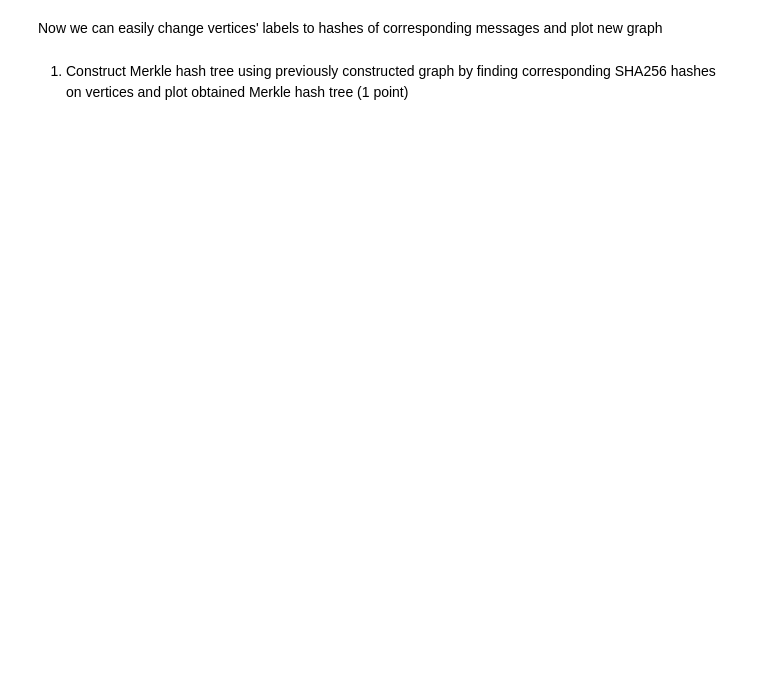
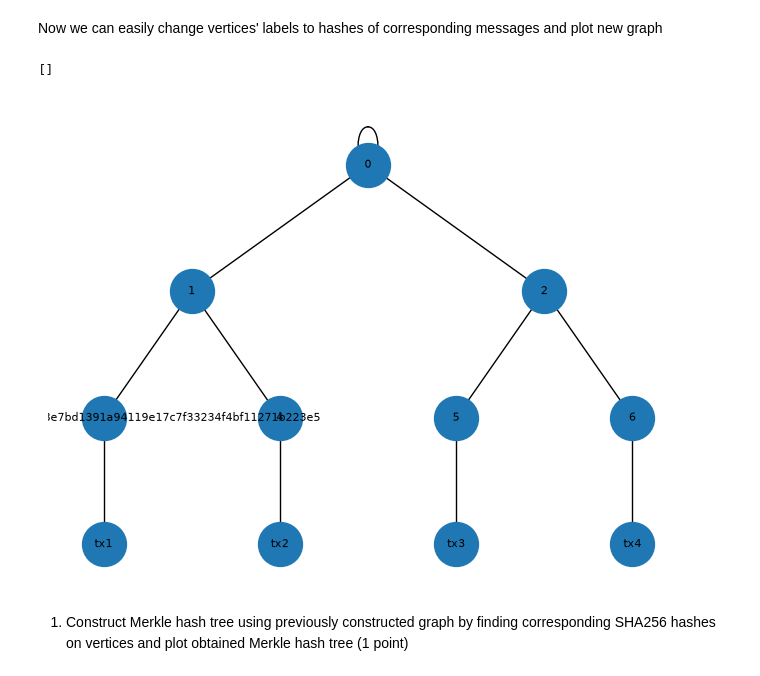
Before and after one commit to ifde/distributed-ledger-systems, a Jupyter notebook: frolov_ivan_Home_Assignment_1.ipynb, the cells around one changed output. Drawn from its saved outputs; the diff is of its cells as text; code cells hidden in the pictures; blank space fills up the shorter version.

```diff
--- a/frolov_ivan_Home_Assignment_1.ipynb
+++ b/frolov_ivan_Home_Assignment_1.ipynb
@@ -108,9 +203,14 @@ Now we can easily change vertices' labels to hashes of corresponding messages an
 # %%
 labels[3] = hashlib.sha256(hashlib.sha256(b"tx1").digest()).hexdigest()
 
 # and plot the graph again
 
 nx.draw(G, positions, node_size = 1000)
 nx.draw_networkx_labels(G, positions, labels = labels, font_size = 8)
+
+plt.plot()
+# %% [output]
+[]
+[figure, added]
 # %% [markdown]
 1) Construct Merkle hash tree using previously constructed graph by finding corresponding SHA256 hashes on vertices and plot obtained Merkle hash tree (1 point)
```
Also changed, not shown: parts of 27 cells of this notebook, 2 other files.
